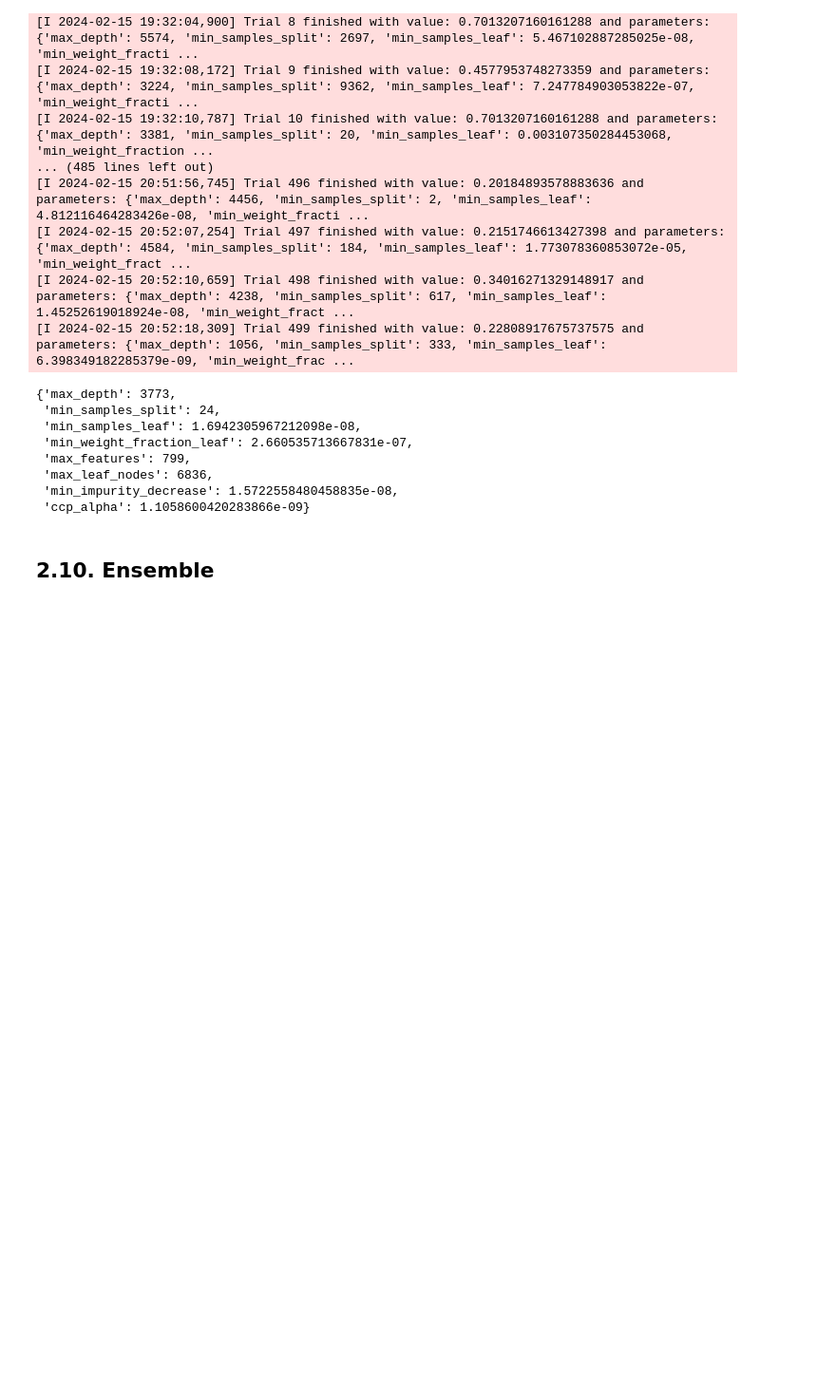
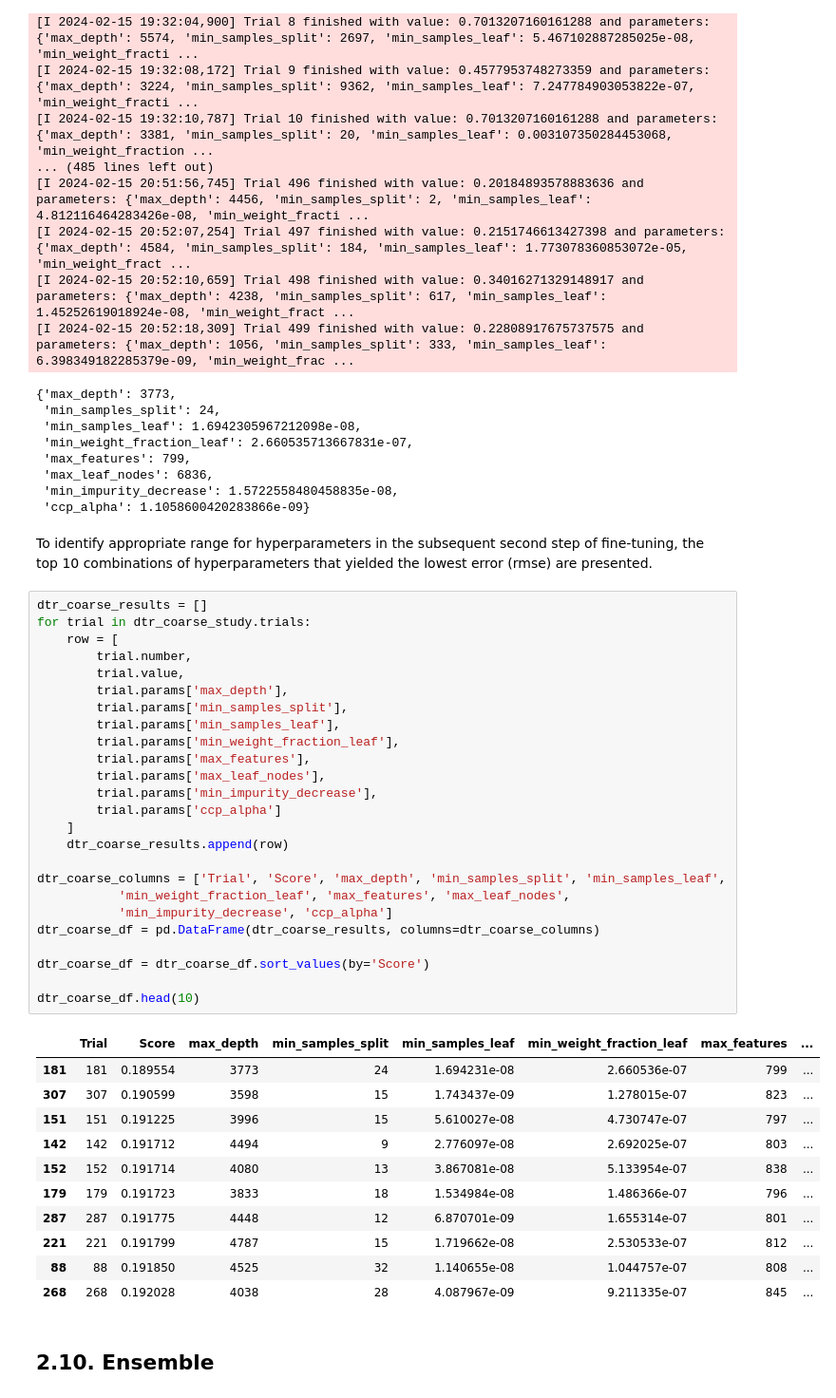
Before and after one commit to JAlbertOfficial/autoscout24-car-price-prediction, a Jupyter notebook: notebooks/3.0-ja-model-train-hyperparameter-tuning.ipynb, the cells around one changed output. Shown at 95% size. Drawn from its saved outputs; the diff is of its cells as text; blank space fills up the shorter version.

Commit message:
chore: extract and sort the top 10 hyperparameter combinations based on error (rmse) from the decision tree regressor coarse study

```diff
--- a/notebooks/3.0-ja-model-train-hyperparameter-tuning.ipynb
+++ b/notebooks/3.0-ja-model-train-hyperparameter-tuning.ipynb
@@ -994,6 +994,45 @@ dtr_coarse_best_params
  'max_leaf_nodes': 6836,
  'min_impurity_decrease': 1.5722558480458835e-08,
  'ccp_alpha': 1.1058600420283866e-09}
+# %% [markdown]
+To identify appropriate range for hyperparameters in the subsequent second step of fine-tuning, the top 10 combinations of hyperparameters that yielded the lowest error (rmse) are presented.
+# %%
+dtr_coarse_results = []
+for trial in dtr_coarse_study.trials:
+    row = [
+        trial.number,
+        trial.value,
+        trial.params['max_depth'],
+        trial.params['min_samples_split'],
+        trial.params['min_samples_leaf'],
+        trial.params['min_weight_fraction_leaf'],
+        trial.params['max_features'],
+        trial.params['max_leaf_nodes'],
+        trial.params['min_impurity_decrease'],
+        trial.params['ccp_alpha']
+    ]
+    dtr_coarse_results.append(row)
+
+dtr_coarse_columns = ['Trial', 'Score', 'max_depth', 'min_samples_split', 'min_samples_leaf',
+           'min_weight_fraction_leaf', 'max_features', 'max_leaf_nodes',
+           'min_impurity_decrease', 'ccp_alpha']
+dtr_coarse_df = pd.DataFrame(dtr_coarse_results, columns=dtr_coarse_columns)
+
+dtr_coarse_df = dtr_coarse_df.sort_values(by='Score')
+
+dtr_coarse_df.head(10)
+# %% [output]
+|  | Trial | Score | max_depth | min_samples_split | min_samples_leaf | min_weight_fraction_leaf | max_features | ... |
+| 181 | 181 | 0.189554 | 3773 | 24 | 1.694231e-08 | 2.660536e-07 | 799 | ... |
+| 307 | 307 | 0.190599 | 3598 | 15 | 1.743437e-09 | 1.278015e-07 | 823 | ... |
+| 151 | 151 | 0.191225 | 3996 | 15 | 5.610027e-08 | 4.730747e-07 | 797 | ... |
+| 142 | 142 | 0.191712 | 4494 | 9 | 2.776097e-08 | 2.692025e-07 | 803 | ... |
+| 152 | 152 | 0.191714 | 4080 | 13 | 3.867081e-08 | 5.133954e-07 | 838 | ... |
+| 179 | 179 | 0.191723 | 3833 | 18 | 1.534984e-08 | 1.486366e-07 | 796 | ... |
+| 287 | 287 | 0.191775 | 4448 | 12 | 6.870701e-09 | 1.655314e-07 | 801 | ... |
+| 221 | 221 | 0.191799 | 4787 | 15 | 1.719662e-08 | 2.530533e-07 | 812 | ... |
+| 88 | 88 | 0.191850 | 4525 | 32 | 1.140655e-08 | 1.044757e-07 | 808 | ... |
+| 268 | 268 | 0.192028 | 4038 | 28 | 4.087967e-09 | 9.211335e-07 | 845 | ... |
 # %% [markdown]
 ## 2.10. Ensemble
 # %% [markdown]
```
